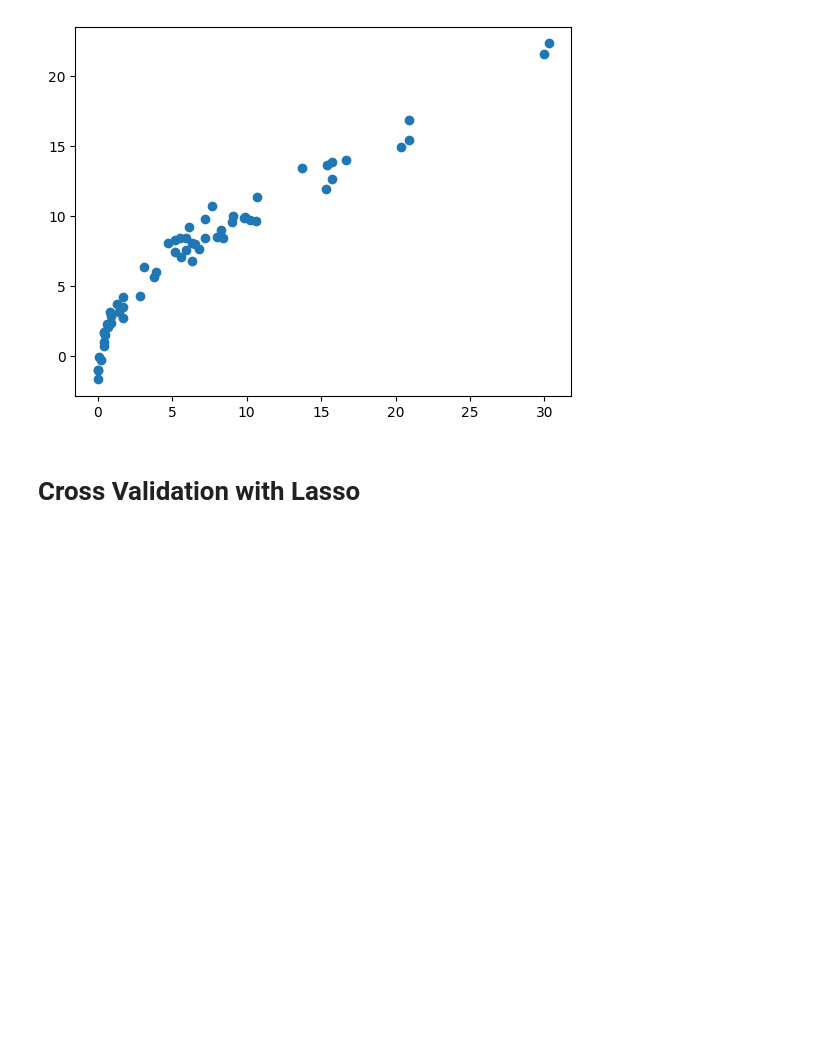
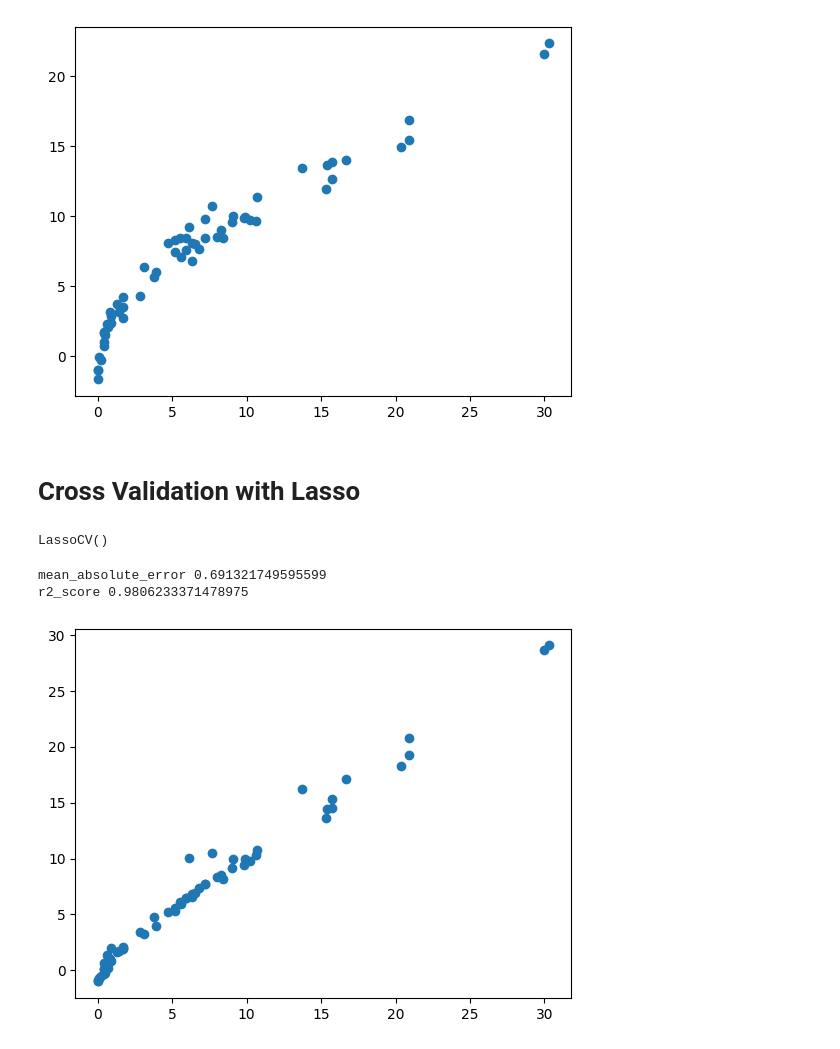
Before and after one commit to Kiritiaajd/MACHINE_LEARNING, a Jupyter notebook: Projects_practice/Model_training_forest_fire.ipynb, the cells around one changed output. Cells and saved outputs as stored; diff of their text form; code cells hidden in the pictures; blank space fills up the shorter version.

```diff
--- a/Projects_practice/Model_training_forest_fire.ipynb
+++ b/Projects_practice/Model_training_forest_fire.ipynb
@@ -251,3 +251,17 @@ R2 Score  0.8691090748881366
 # %%
 from sklearn.linear_model import LassoCV
 lassocv = LassoCV()
+lassocv.fit(X_train_scaled , y_train)
+# %% [output]
+LassoCV()
+# %%
+y_pred = lassocv.predict(X_test_scaled)
+plt.scatter(y_test , y_pred)
+mae = mean_absolute_error(y_test , y_pred)
+score = r2_score(y_test , y_pred)
+print("mean_absolute_error" , mae)
+print("r2_score" , score)
+# %% [output]
+mean_absolute_error 0.691321749595599
+r2_score 0.9806233371478975
+[figure, added]
```
Also changed, not shown: parts of 2 cells of this notebook.
